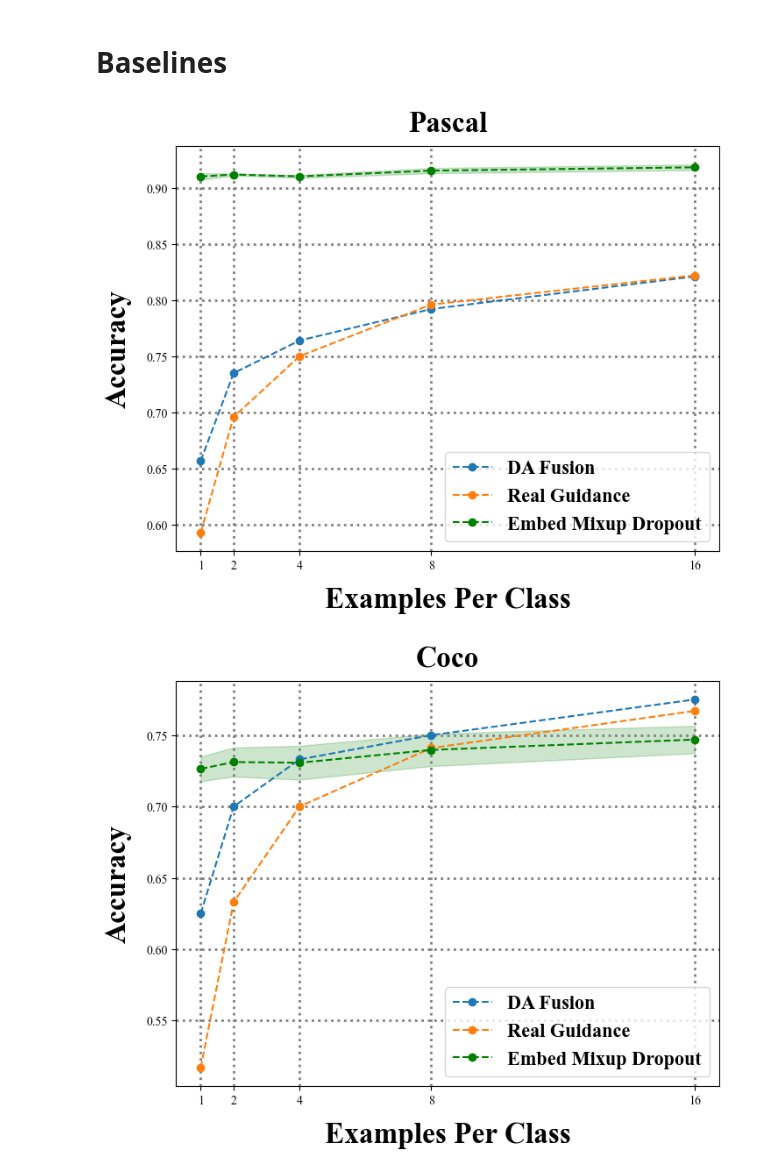
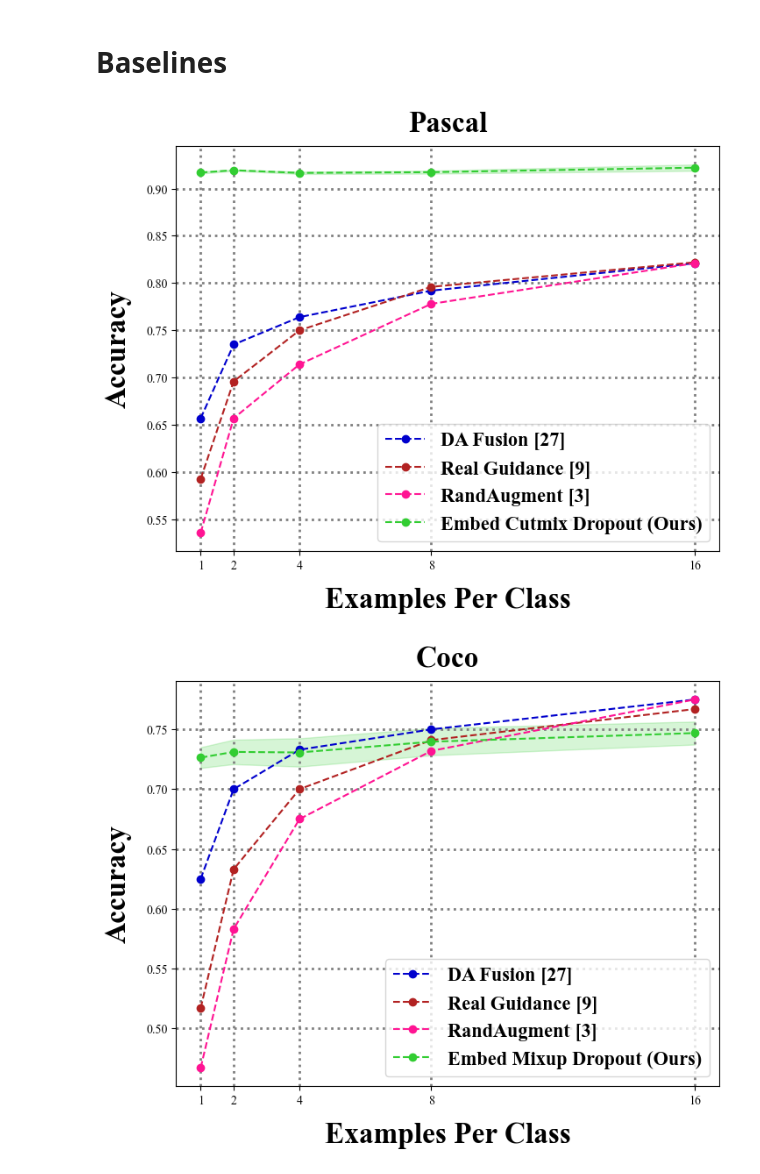
Before and after one commit to JiahuiKChen/LT-classification, a Jupyter notebook: plots_n_vis/FineTuneResults.ipynb, the cells around one changed output. Saved outputs shown, nothing was run; the diff lists cells and outputs as text; code cells hidden in the pictures.

Commit message:
Few Shot plotting done

```diff
--- a/plots_n_vis/FineTuneResults.ipynb
+++ b/plots_n_vis/FineTuneResults.ipynb
@@ -24,11 +24,23 @@ trials = [0,1,2,3]
 baselines = {
     "coco": {
         "da": [0.625, 0.7, 0.733, 0.75, 0.775],
-        "real_guidance": [0.517, 0.633, 0.70, 0.741, 0.767]
+        "real_guidance": [0.517, 0.633, 0.70, 0.741, 0.767],
+        "rand_aug": [0.467, 0.583, 0.675, 0.732, 0.775]
     },
     "pascal": {
         "da": [0.657, 0.735, 0.764, 0.792, 0.821],
-        "real_guidance": [0.593, 0.696, 0.75, 0.796, 0.822]
+        "real_guidance": [0.593, 0.696, 0.75, 0.796, 0.822],
+        "rand_aug": [0.536, 0.657, 0.714, 0.778, 0.821]
+    },
+    "CalTech101": {
+        "da": [0.854, 0.909, 0.922, 0.952, 0.966],
+        "real_guidance": [0.841, 0.904, 0.917, 0.945, 0.961],
+        "rand_aug": [0.791, 0.868, 0.917, 0.941, 0.966]
+    },
+    "Flowers102": {
+        "da": [0.644, 0.755, 0.833, 0.866, 0.9],
+        "real_guidance": [0.5, 0.65, 0.761, 0.844, 0.883],
+        "rand_aug": [0.455, 0.633, 0.761, 0.833, 0.902]
     }
 }
 
@@ -74,7 +86,10 @@ def plot_all_cond_methods(dataset_dir, cond_methods):
     plt.legend(prop={'size': 16, 'weight': 'bold'}, loc='lower right')
     plt.xlabel("Examples Per Class", fontsize=24, fontweight='bold', labelpad=12)
     plt.ylabel("Accuracy", fontsize=24, fontweight='bold', labelpad=12)
-    plt.title(dataset_dir.split('/')[-1].title(), fontsize=24, fontweight='bold', pad=12)
+
+    dataset = dataset_dir.split('/')[-1]
+    title = f"{dataset.title()} 2.0 CFG Scale" if '10.0cfg' not in dataset else f"{dataset.split('_')[0].title()} 10.0 CFG Scale"
+    plt.title(title, fontsize=24, fontweight='bold', pad=12)
 
     plt.grid(color='grey', linestyle='dotted', linewidth=2)
     plt.xticks(examples_per_class, examples_per_class)
@@ -87,15 +102,17 @@ def plot_all_cond_methods(dataset_dir, cond_methods):
 def plot_baselines(accs, best_cond_method, dataset):
     da_fusion = baselines[dataset]["da"]
     real_guidance = baselines[dataset]["real_guidance"]
+    rand_aug = baselines[dataset]["rand_aug"]
     our_best = np.array([accs[best_cond_method][ex][0] for ex in examples_per_class])
     stds = np.array([accs[best_cond_method][ex][1] for ex in examples_per_class])
 
     plt.figure(figsize=(8, 6))
     x = examples_per_class
-    plt.plot(x, da_fusion, '--o', label="DA Fusion")
-    plt.plot(x, real_guidance, '--o', label="Real Guidance")
-    plt.plot(x, our_best, '--o', label=format_text(best_cond_method), color='g')
-    plt.fill_between(x, our_best-stds, our_best+stds, alpha=0.2, color='g')
+    plt.plot(x, da_fusion, '--o', color='mediumblue', label="DA Fusion [27]")
+    plt.plot(x, real_guidance, '--o', color='firebrick', label="Real Guidance [9]")
+    plt.plot(x, rand_aug, '--o', color='deeppink', label="RandAugment [3]")
+    plt.plot(x, our_best, '--o', label=f"{format_text(best_cond_method)} (Ours)", color='limegreen')
+    plt.fill_between(x, our_best-stds, our_best+stds, alpha=0.2, color='limegreen')
 
     plt.legend(prop={'size': 16, 'weight': 'bold'}, loc='lower right')
     plt.xlabel("Examples Per Class", fontsize=24, fontweight='bold', labelpad=12)
@@ -116,4 +147,4 @@ pascal_accs = plot_all_cond_methods(dataset_dir, cond_methods)
 # %%
 dataset_dir = "/datastor1/jiahuikchen/LT-classification/logs/coco_10.0cfg"
-coco_accs = plot_all_cond_methods(dataset_dir, cond_methods)
+coco_accs_10cfg = plot_all_cond_methods(dataset_dir, cond_methods)
 # %% [output]
@@ -121,10 +178,10 @@ coco_accs = plot_all_cond_methods(dataset_dir, cond_methods)
 # %% [markdown]
 # Baselines
 # %%
-plot_baselines(pascal_accs, "embed_mixup_dropout", "pascal")
+plot_baselines(pascal_accs_10cfg, "embed_cutmix_dropout", "pascal")
 # %% [output]
-[figure, old version]
+[figure, new version]
 # %%
-plot_baselines(coco_accs, "embed_mixup_dropout", "coco")
+plot_baselines(coco_accs_10cfg, "embed_mixup_dropout", "coco")
 # %% [output]
-[figure, old version]
+[figure, new version]
```
Also changed, not shown: parts of 14 cells of this notebook, 1 other file.
